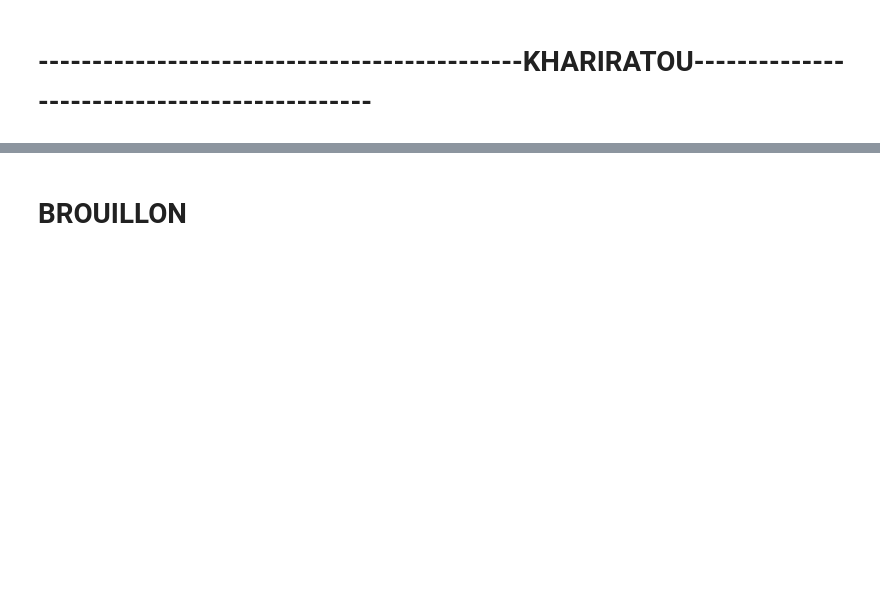
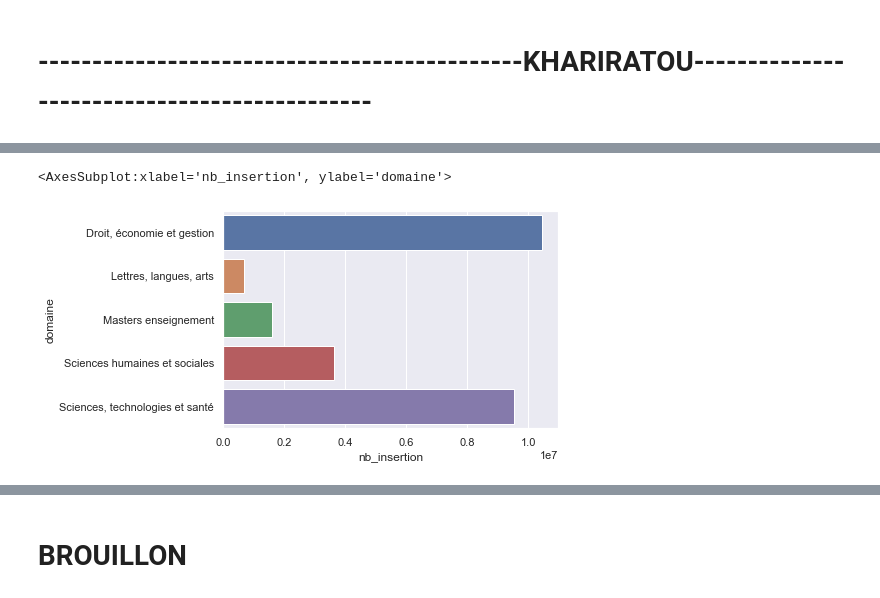
Before and after one commit to DouloSOW/Depot, a Jupyter notebook: principal_script.ipynb, the cells around one changed output, grey strips where cells are left out. Saved outputs shown, nothing was run; the diff lists cells and outputs as text; code cells hidden in the pictures; blank space fills up the shorter version.

```diff
--- a/principal_script.ipynb
+++ b/principal_script.ipynb
@@ -420,0 +507,7 @@ glob_data_insertion.head()
+# %%
+df_g =df.groupby(['domaine']).sum('nb_insertion')
+df_g.reset_index(inplace = True)
+sns.barplot(x="nb_insertion", y="domaine", data=df_g)
+# %% [output]
+<AxesSubplot:xlabel='nb_insertion', ylabel='domaine'>
+[figure, added]
```
Also changed, not shown: parts of 41 cells of this notebook.
